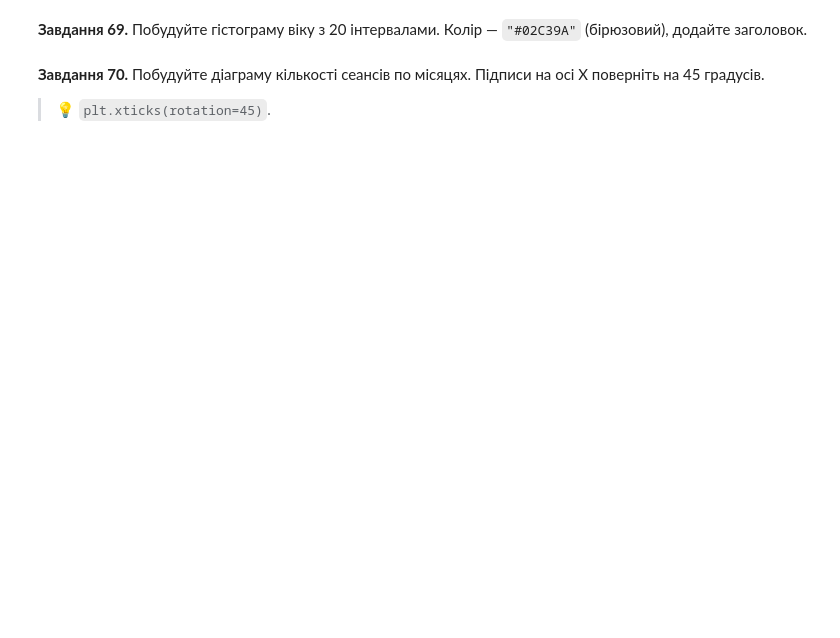
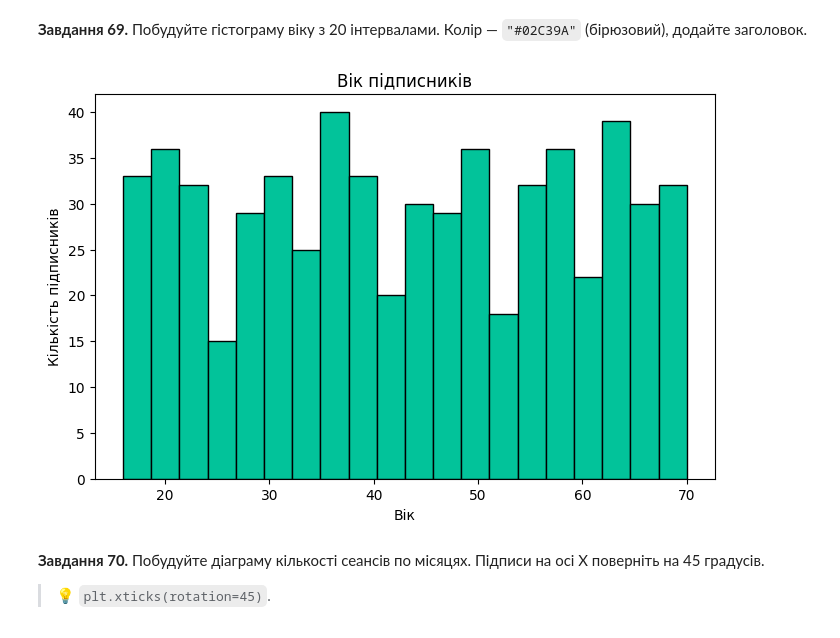
Before and after one commit to NadiiaIvashchuk/DTA_2026, a Jupyter notebook: classmade/pandas_viz_practice.ipynb, the cells around one changed output. Saved outputs shown, nothing was run; the diff lists cells and outputs as text; code cells hidden in the pictures; blank space fills up the shorter version.

```diff
--- a/classmade/pandas_viz_practice.ipynb
+++ b/classmade/pandas_viz_practice.ipynb
@@ -1250,3 +1273,14 @@ plt.show()
+# %%
+# Завдання 69:
+plt.figure(figsize=(8,5))
+plt.hist(subs["age"], bins=20, color="#02C39A", edgecolor='black')
+
+plt.title('Bік підписників')
+plt.xlabel('Bік')
+plt.ylabel('Кількість підписників')
+plt.show()
+# %% [output]
+[figure, added]
 # %% [markdown]
 **Завдання 70.** Побудуйте діаграму кількості сеансів по місяцях. Підписи на осі X поверніть на 45 градусів.
 
```
Also changed, not shown: parts of 8 cells of this notebook.
